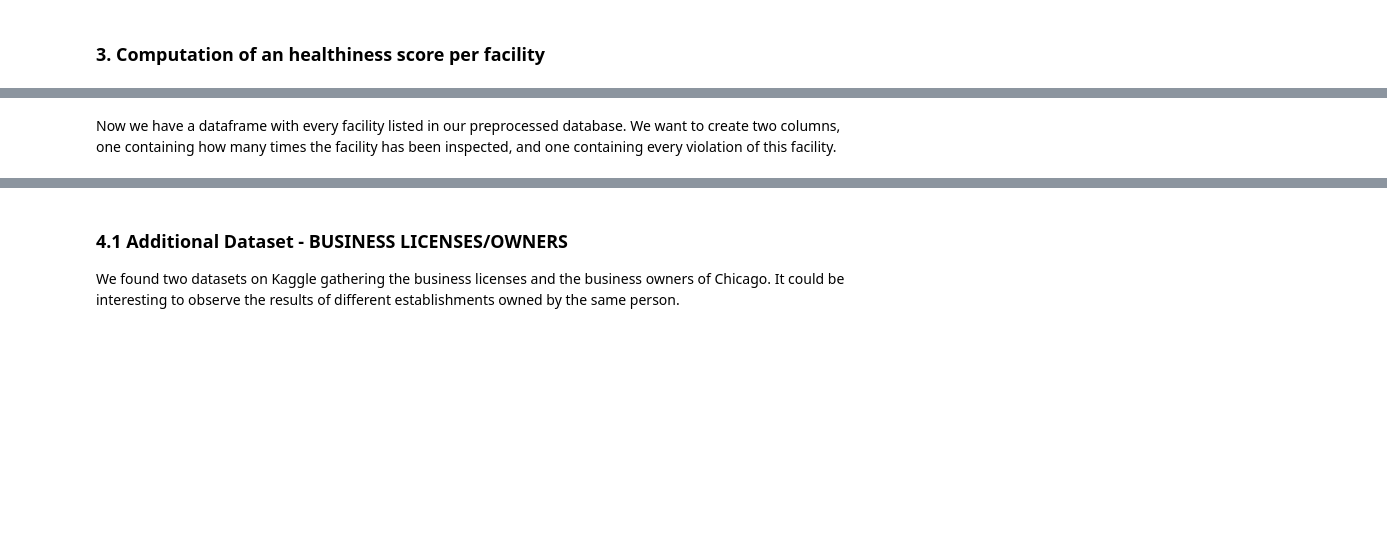
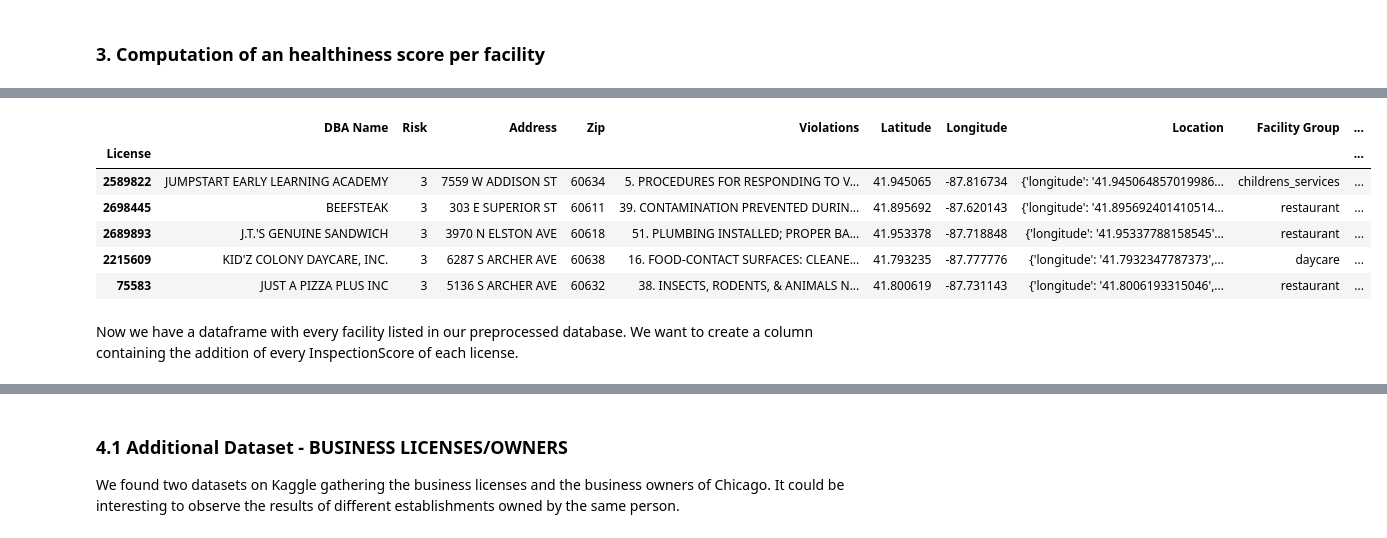
Before and after one commit to clairebilat/ada-2019-project-lost-and-found, a Jupyter notebook: Milestone-2.ipynb, the cells around one changed output, grey strips where cells are left out. Saved outputs shown, nothing was run; the diff lists cells and outputs as text; code cells hidden in the pictures; blank space fills up the shorter version.

Commit message:
facility score

```diff
--- a/Milestone-2.ipynb
+++ b/Milestone-2.ipynb
@@ -568,0 +527,2 @@ When the result is either Fail or Pass with conditions but the Violations field
+# %%
+eat_seat['Results'] = eat_seat['Results'].replace({'Fail':3, 'Pass w/ Conditions':2, 'Pass':1})
@@ -568,0 +539,2 @@ When the result is either Fail or Pass with conditions but the Violations field
+# %%
+eat_seat.Results = eat_seat.Results.apply(clean_float)
@@ -568,0 +543,12 @@ When the result is either Fail or Pass with conditions but the Violations field
+# %%
+#add 0 in the new column InspectionScore for every row
+liste = []
+for i in range (0, len(eat_seat)) :
+                liste.append(0)
+
+eat_seat['InspectionScore'] = liste
+# %%
+#add the multiplication for the rows where NumberViolations != 0
+for ID in eat_seat.index :
+    if eat_seat.at[ID, 'NumberViolations'] != 0 :
+        eat_seat.at[ID, 'InspectionScore'] = len(eat_seat.at[ID, 'NumberViolations']) * eat_seat.at[ID, 'Results']
@@ -579,9 +593,17 @@ df_restaurants.head()
 # %%
-#drop useless columns
-df_restaurants = df_restaurants.drop(columns = ['Inspection Date', 'Inspection Type', 'Results', 'NumberViolations'])
+#drop columns that gives info about inspection and not facility
+df_restaurants = df_restaurants.drop(columns = ['Inspection Date', 'Inspection Type', 'Results', 'NumberViolations', 'InspectionScore'])
 df_restaurants.head()
+# %% [output]
+|  | DBA Name | Risk | Address | Zip | Violations | Latitude | Longitude | Location | Facility Group | ... |
+| License |  |  |  |  |  |  |  |  |  | ... |
+| 2589822 | JUMPSTART EARLY LEARNING ACADEMY | 3 | 7559 W ADDISON ST | 60634 | 5. PROCEDURES FOR RESPONDING TO V... | 41.945065 | -87.816734 | {'longitude': '41.945064857019986... | childrens_services | ... |
+| 2698445 | BEEFSTEAK | 3 | 303 E SUPERIOR ST | 60611 | 39. CONTAMINATION PREVENTED DURIN... | 41.895692 | -87.620143 | {'longitude': '41.895692401410514... | restaurant | ... |
+| 2689893 | J.T.'S GENUINE SANDWICH | 3 | 3970 N ELSTON AVE | 60618 | 51. PLUMBING INSTALLED; PROPER BA... | 41.953378 | -87.718848 | {'longitude': '41.95337788158545'... | restaurant | ... |
+| 2215609 | KID'Z COLONY DAYCARE, INC. | 3 | 6287 S ARCHER AVE | 60638 | 16. FOOD-CONTACT SURFACES: CLEANE... | 41.793235 | -87.777776 | {'longitude': '41.7932347787373',... | daycare | ... |
+| 75583 | JUST A PIZZA PLUS INC | 3 | 5136 S ARCHER AVE | 60632 | 38. INSECTS, RODENTS, & ANIMALS N... | 41.800619 | -87.731143 | {'longitude': '41.8006193315046',... | restaurant | ... |
 # %% [markdown]
-Now we have a dataframe with every facility listed in our preprocessed database. We want to create two columns, one containing how many times the facility has been inspected, and one containing every violation of this facility.
+Now we have a dataframe with every facility listed in our preprocessed database. We want to create a column containing the addition of every InspectionScore of each license.
 # %%
 #compute the number of inspections in the primary dataset per license number
 
```
Also changed, not shown: parts of 35 cells of this notebook.
